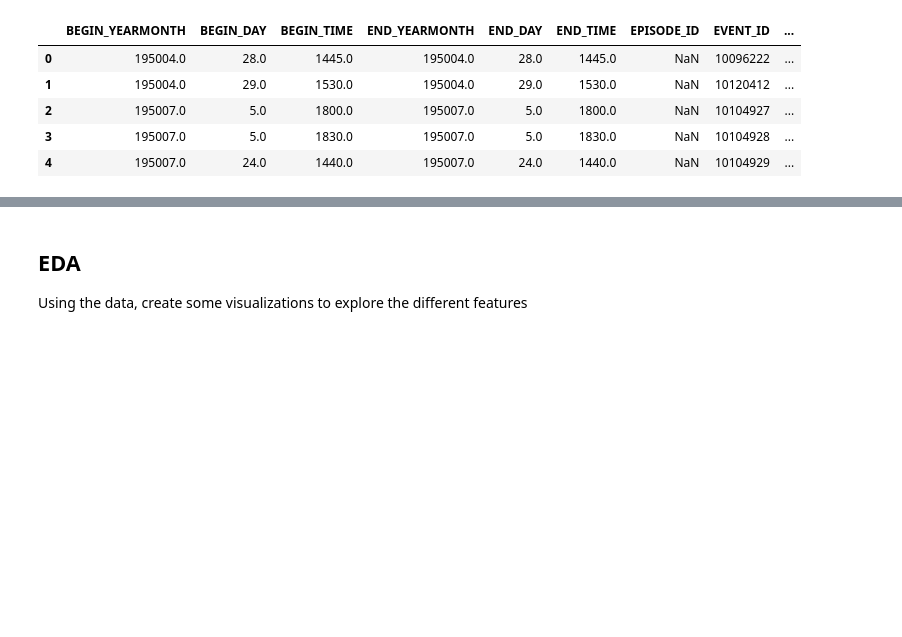
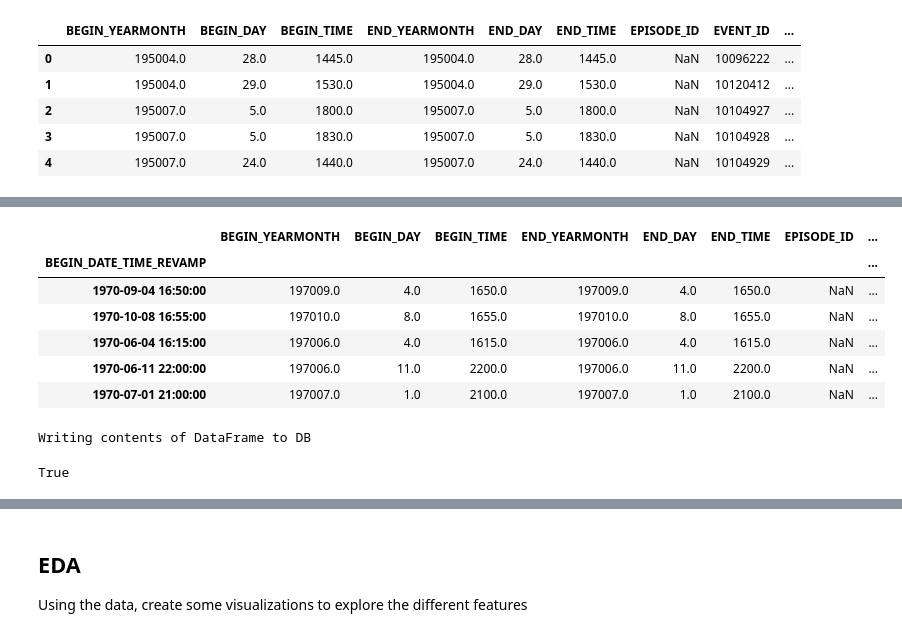
Before and after one commit to BDanielCS/storm_predictor, a Jupyter notebook: notebooks/CSI695-Storms-Project.ipynb, the cells around one changed output, grey strips where cells are left out. Drawn from its saved outputs; the diff is of its cells as text; code cells hidden in the pictures; blank space fills up the shorter version.

Commit message:
InfluxDB example queries - post lecture 11/4/2020

```diff
--- a/notebooks/CSI695-Storms-Project.ipynb
+++ b/notebooks/CSI695-Storms-Project.ipynb
@@ -188,2 +213,22 @@ client.write_points(available_storm_data, 'storms')
+# %%
+# focus on timestamps after January 1st, 1970. It seems like python influx does not play well with negative unix times
+unixtime_storms = available_storm_data.loc["1970-01-01":"2025-01-01"]
+unixtime_storms.head()
+# %% [output]
+|  | BEGIN_YEARMONTH | BEGIN_DAY | BEGIN_TIME | END_YEARMONTH | END_DAY | END_TIME | EPISODE_ID | ... |
+| BEGIN_DATE_TIME_REVAMP |  |  |  |  |  |  |  | ... |
+| 1970-09-04 16:50:00 | 197009.0 | 4.0 | 1650.0 | 197009.0 | 4.0 | 1650.0 | NaN | ... |
+| 1970-10-08 16:55:00 | 197010.0 | 8.0 | 1655.0 | 197010.0 | 8.0 | 1655.0 | NaN | ... |
+| 1970-06-04 16:15:00 | 197006.0 | 4.0 | 1615.0 | 197006.0 | 4.0 | 1615.0 | NaN | ... |
+| 1970-06-11 22:00:00 | 197006.0 | 11.0 | 2200.0 | 197006.0 | 11.0 | 2200.0 | NaN | ... |
+| 1970-07-01 21:00:00 | 197007.0 | 1.0 | 2100.0 | 197007.0 | 1.0 | 2100.0 | NaN | ... |
+# %%
+print("Writing contents of DataFrame to DB")
+prepared_data = unixtime_storms.drop(columns=["END_DATE_TIME_REVAMP", "BEGIN_DATE_TIME_REVAMP"])
+
+client.write_points(prepared_data.iloc[0:500], measurement="storm_event", database=dbname) # Writing is very slow. use a subset for testing
+# %% [output]
+Writing contents of DataFrame to DB
+True
 # %%
 print("Read DataFrame")
```
Also changed, not shown: parts of 26 cells of this notebook.
